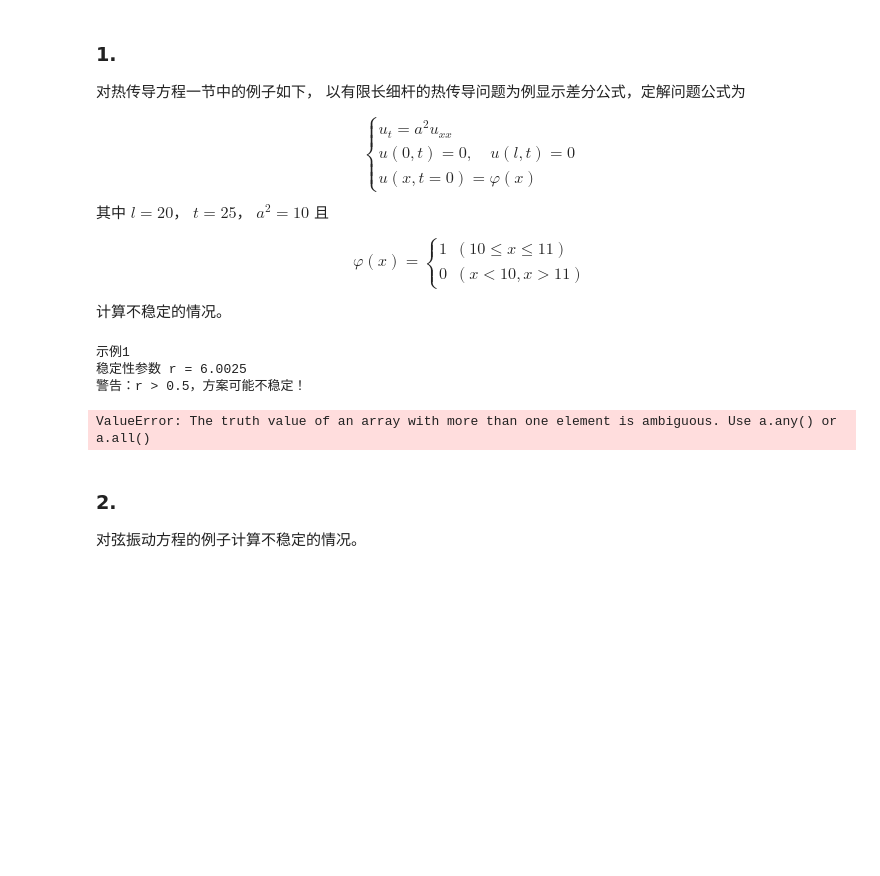
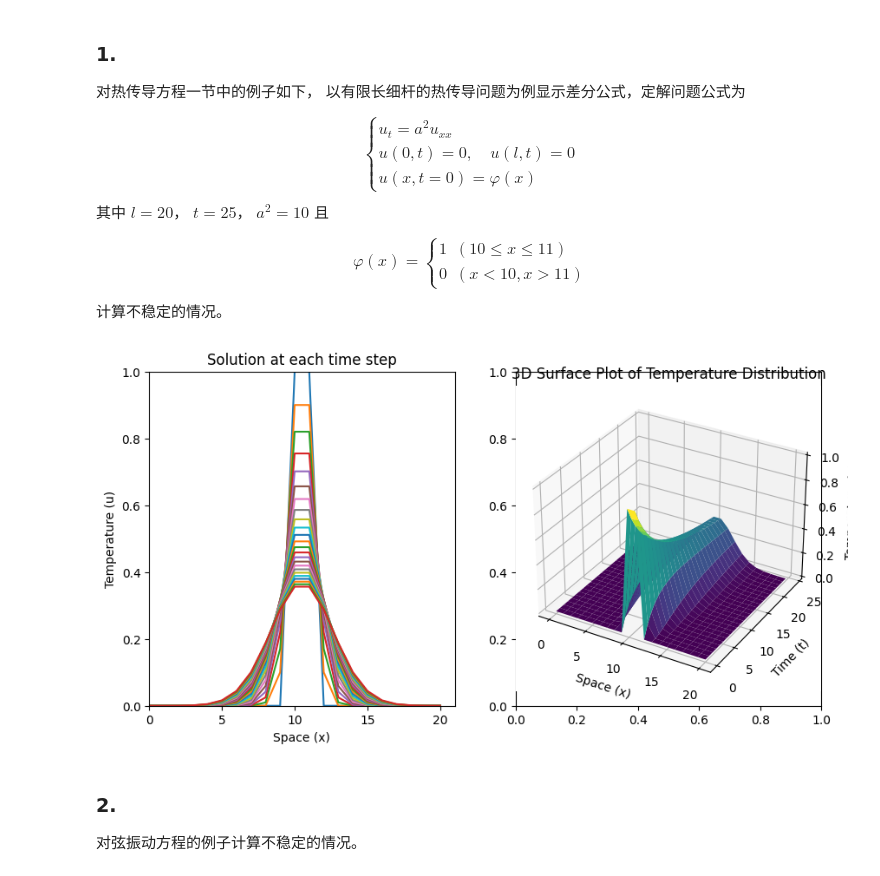
Before and after one commit to sunflowerlily/ComputationalPhysicsExercises, a Jupyter notebook: 计算物理基础第一版-彭芳麟/第七章 解偏微分方程.ipynb, the cells around one changed output. Saved outputs shown, nothing was run; the diff lists cells and outputs as text; code cells hidden in the pictures; blank space fills up the shorter version.

```diff
--- a/计算物理基础第一版-彭芳麟/第七章 解偏微分方程.ipynb
+++ b/计算物理基础第一版-彭芳麟/第七章 解偏微分方程.ipynb
@@ -38,41 +38,38 @@ r = a2 * 0.01
 
 # 预设矩阵以存放求得的解，行数对应 x 的数量，列数对应时间步数
 u = np.zeros((Nx+1, Nt))
 
 # 初始条件，对应 MATLAB 的 u(10:11,1)=1，注意 Python 索引从 0 开始
 u[10:12, 0] = 1
 
-fig, (ax1, ax2) = plt.subplots(2, 1, figsize=(10, 8))
+fig, (ax1, ax2) = plt.subplots(1, 2, figsize=(10, 5))
 
 # 求解及绘图循环，对应 MATLAB 的 for j=1:25
 for j in range(Nt-1):  # 因为 Python 中索引到 23 对应第 24 次迭代，来填充 u 的 2 到 25 列（索引 1 到 24）
     # 执行差分更新，对应 MATLAB 的 u(2:20,j+1)=(1-2*r)*u(2:20,j)+r*( u(1:19,j)+ u(3:21,j));
     u[1:-1, j + 1] = (1 - 2 * r) * u[1:-1, j] + r * (u[:-2, j] + u[2:, j])
 
     # 绘图，对应 MATLAB 的 plot(x,u(:,j)); axis([0 21 0 1]); pause(0.1)
     ax1.plot(x, u[:, j])
     ax1.axis([0, 21, 0, 1])
     ax1.set_title('Solution at each time step')
     ax1.set_xlabel('Space (x)')
     ax1.set_ylabel('Temperature (u)')
-    plt.pause(0.01) # 调整暂停时间以平滑动画
-    ax1.cla()  # 清空当前轴，为下一次绘图做准备
+    #plt.pause(0.01) # 调整暂停时间以平滑动画
+    #ax1.cla()  # 清空当前轴，为下一次绘图做准备
 
 # 绘制 3D 曲面图，对应 MATLAB 的 meshz(u)
-ax2 = fig.add_subplot(2, 1, 2, projection='3d') # 确保ax2是3D投影
+ax2 = fig.add_subplot(1, 2, 2, projection='3d') # 确保ax2是3D投影
 t = np.arange(Nt)  # 定义时间步数，使用Nt
 X, Y = np.meshgrid(x, t)  # x对应空间，t对应时间
 ax2.plot_surface(X, Y, u.T, cmap='viridis')  # 需要转置u以匹配网格维度
 ax2.set_title('3D Surface Plot of Temperature Distribution')
 ax2.set_xlabel('Space (x)')
 ax2.set_ylabel('Time (t)')
 ax2.set_zlabel('Temperature (u)')
 plt.show()
 # %% [output]
-示例1
-稳定性参数 r = 6.0025
-警告：r > 0.5，方案可能不稳定！
-ValueError: The truth value of an array with more than one element is ambiguous. Use a.any() or a.all()
+[figure, added]
 # %% [markdown]
 ### 2.
 对弦振动方程的例子计算不稳定的情况。
```
Also changed, not shown: 7 other files.
